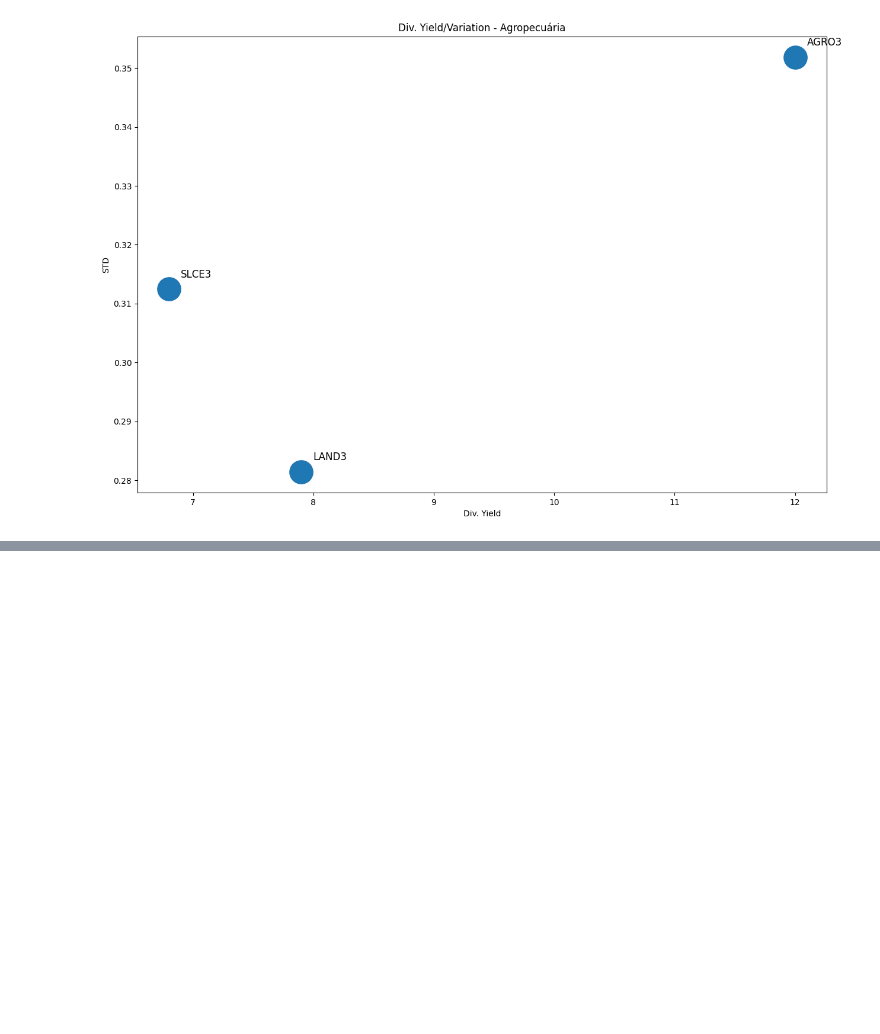
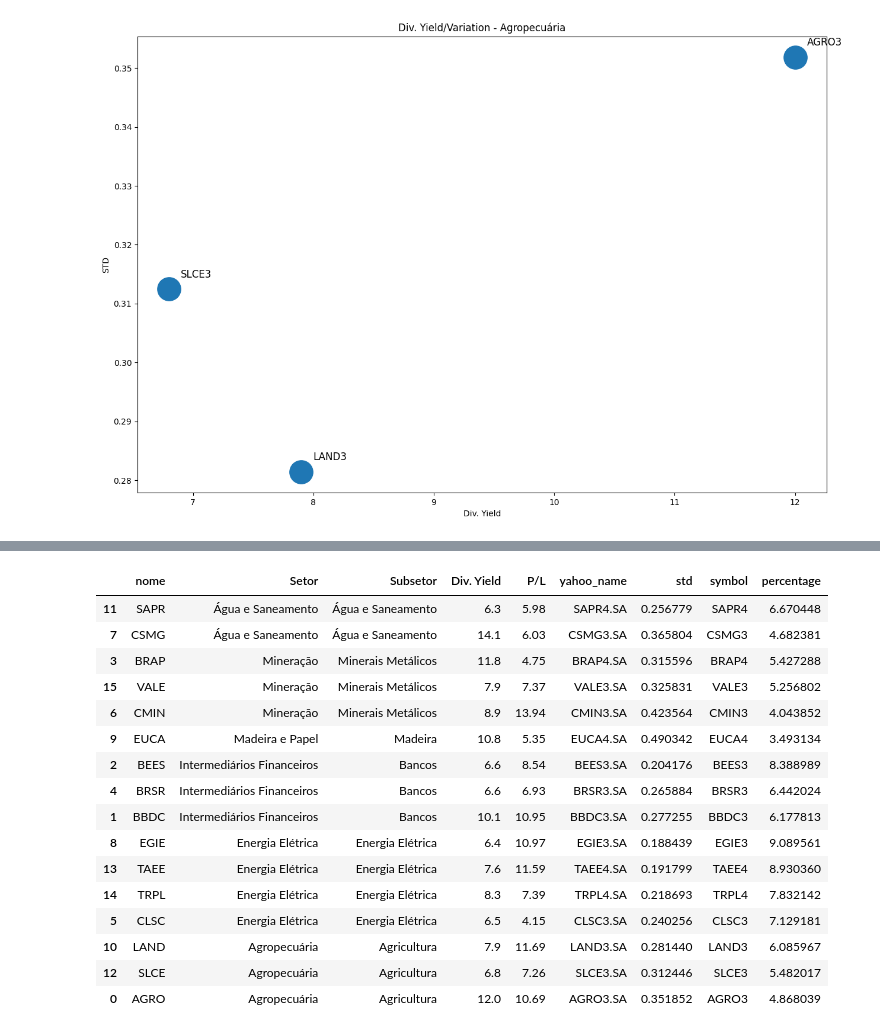
Before and after one commit to DouglasVolcato/brazilian-stock-market-analysis, a Jupyter notebook: main.ipynb, the cells around one changed output, grey strips where cells are left out. Saved outputs shown, nothing was run; the diff lists cells and outputs as text; code cells hidden in the pictures; blank space fills up the shorter version.

```diff
--- a/main.ipynb
+++ b/main.ipynb
@@ -337,5 +380,10 @@ plt.show()
 # %%
+# plot the stocks by sector
 financial_data_agro = financial_data[financial_data['Setor'] == 'Agropecuária']
+
+# remove stocks with higher risk, above the mean of std
+while(financial_data_agro['nome'].count() > 7):
+    financial_data_agro = financial_data_agro[financial_data_agro['std'] < financial_data_agro['std'].mean()]
 
 fig, ax = plt.subplots(figsize=(15, 10))
 
@@ -351,3 +399,7 @@ for i in financial_data_agro.index:
 plt.show()
 # %% [output]
 [figure]
+# %%
+# create a dataframe with the remaining stocks
+financial_data = pd.concat([financial_data_saneamento,financial_data_mineracao,financial_data_papel,financial_data_banco,financial_data_energia, financial_data_agro], ignore_index=True)
+financial_data
@@ -353,0 +424,16 @@ plt.show()
+# %%
+financial_data['symbol'] = financial_data['nome']
+
+# preprocess 'nome' column to remove numerical characters
+financial_data['nome'] = financial_data['nome'].str.replace(r'\d+', '', regex=True)
+
+# sort the dataframe by dividend in descending order and std in ascending order
+financial_data = financial_data.sort_values(by=['Div. Yield', 'std'], ascending=[False, True])
+
+# group by name and select the first row in each group in order to remove duplicated enterprises
+financial_data = financial_data.groupby('nome').first().reset_index()
+
+# sort by relevance
+financial_data = financial_data.sort_values(by=['Setor','Subsetor','std','Div. Yield'], ascending=[False,False,True,False])
+
+financial_data
@@ -353,0 +458,26 @@ plt.show()
+# %%
+# calculate a inversely proportional percentage of the std
+financial_data['percentage'] = 1 / financial_data['std'] * 100
+# Normalize the percentages to sum up to 100
+financial_data['percentage'] = financial_data['percentage'] / financial_data['percentage'].sum() * 100
+# %%
+# final result
+financial_data
+# %% [output]
+|  | nome | Setor | Subsetor | Div. Yield | P/L | yahoo_name | std | symbol | percentage |
+| 11 | SAPR | Água e Saneamento | Água e Saneamento | 6.3 | 5.98 | SAPR4.SA | 0.256779 | SAPR4 | 6.670448 |
+| 7 | CSMG | Água e Saneamento | Água e Saneamento | 14.1 | 6.03 | CSMG3.SA | 0.365804 | CSMG3 | 4.682381 |
+| 3 | BRAP | Mineração | Minerais Metálicos | 11.8 | 4.75 | BRAP4.SA | 0.315596 | BRAP4 | 5.427288 |
+| 15 | VALE | Mineração | Minerais Metálicos | 7.9 | 7.37 | VALE3.SA | 0.325831 | VALE3 | 5.256802 |
+| 6 | CMIN | Mineração | Minerais Metálicos | 8.9 | 13.94 | CMIN3.SA | 0.423564 | CMIN3 | 4.043852 |
+| 9 | EUCA | Madeira e Papel | Madeira | 10.8 | 5.35 | EUCA4.SA | 0.490342 | EUCA4 | 3.493134 |
+| 2 | BEES | Intermediários Financeiros | Bancos | 6.6 | 8.54 | BEES3.SA | 0.204176 | BEES3 | 8.388989 |
+| 4 | BRSR | Intermediários Financeiros | Bancos | 6.6 | 6.93 | BRSR3.SA | 0.265884 | BRSR3 | 6.442024 |
+| 1 | BBDC | Intermediários Financeiros | Bancos | 10.1 | 10.95 | BBDC3.SA | 0.277255 | BBDC3 | 6.177813 |
+| 8 | EGIE | Energia Elétrica | Energia Elétrica | 6.4 | 10.97 | EGIE3.SA | 0.188439 | EGIE3 | 9.089561 |
+| 13 | TAEE | Energia Elétrica | Energia Elétrica | 7.6 | 11.59 | TAEE4.SA | 0.191799 | TAEE4 | 8.930360 |
+| 14 | TRPL | Energia Elétrica | Energia Elétrica | 8.3 | 7.39 | TRPL4.SA | 0.218693 | TRPL4 | 7.832142 |
+| 5 | CLSC | Energia Elétrica | Energia Elétrica | 6.5 | 4.15 | CLSC3.SA | 0.240256 | CLSC3 | 7.129181 |
+| 10 | LAND | Agropecuária | Agricultura | 7.9 | 11.69 | LAND3.SA | 0.281440 | LAND3 | 6.085967 |
+| 12 | SLCE | Agropecuária | Agricultura | 6.8 | 7.26 | SLCE3.SA | 0.312446 | SLCE3 | 5.482017 |
+| 0 | AGRO | Agropecuária | Agricultura | 12.0 | 10.69 | AGRO3.SA | 0.351852 | AGRO3 | 4.868039 |
```
Also changed, not shown: parts of 9 cells of this notebook.
